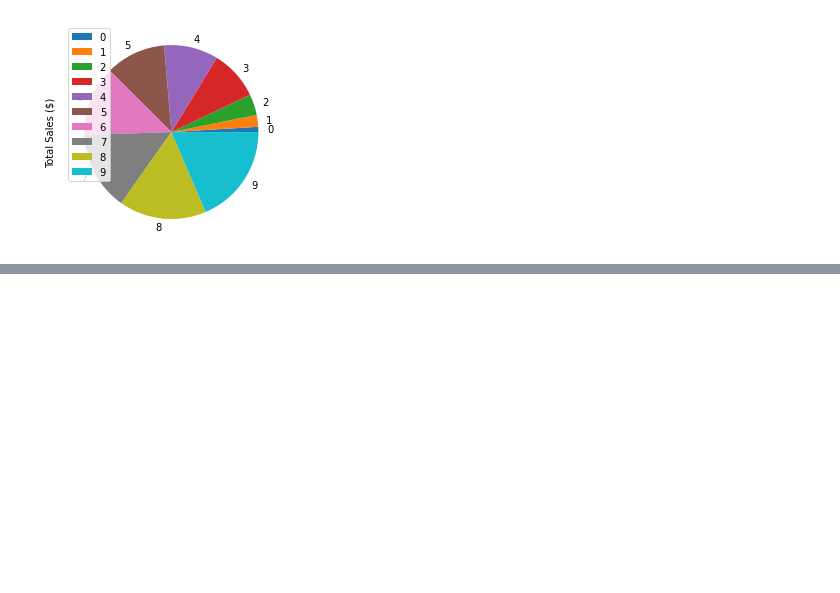
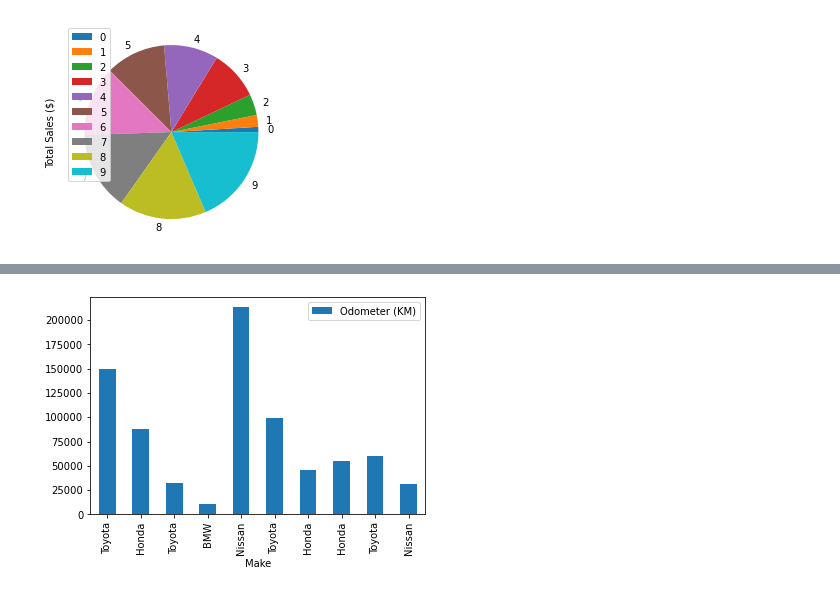
Before and after one commit to SaketMunda/ml-ds-tools-library-introduction, a Jupyter notebook: introduction-to-matplotlib.ipynb, the cells around one changed output, grey strips where cells are left out. Cells and saved outputs as stored; diff of their text form; code cells hidden in the pictures; blank space fills up the shorter version.

```diff
--- a/introduction-to-matplotlib.ipynb
+++ b/introduction-to-matplotlib.ipynb
@@ -324,0 +331,4 @@ car_sales.plot("Sale Date", "Total Sales ($)", kind='pie');
+# %%
+car_sales.plot("Make", "Odometer (KM)", kind='bar');
+# %% [output]
+[figure, added]
```
Also changed, not shown: parts of 17 cells of this notebook, 2 other files.
